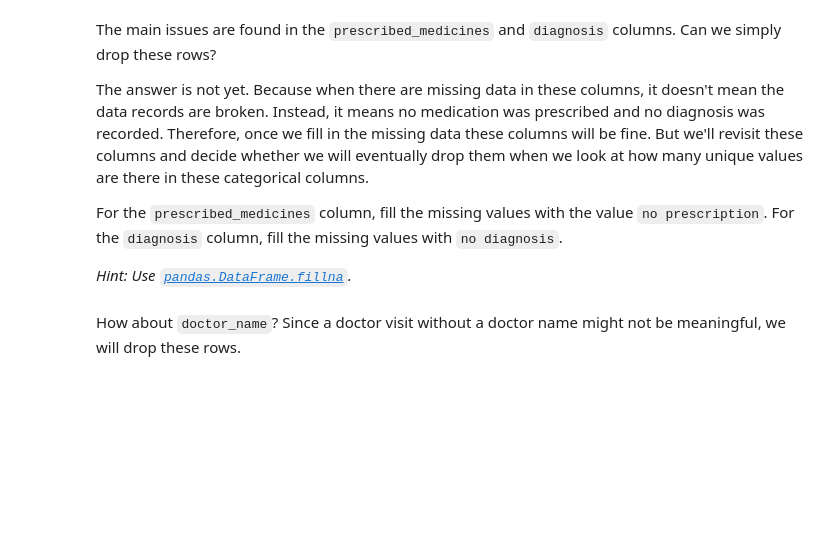
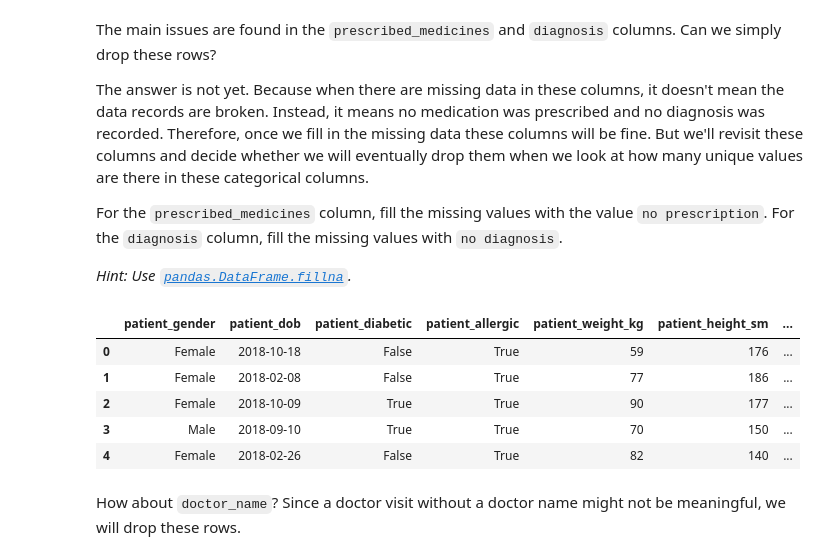
Before and after one commit to marisfont/madrid-oct-2018, a Jupyter notebook: module-3/lab-sklearn-and-unsupervised-learning/your-code/main.ipynb, the cells around one changed output. Saved outputs shown, nothing was run; the diff lists cells and outputs as text; code cells hidden in the pictures; blank space fills up the shorter version.

```diff
--- a/module-3/lab-sklearn-and-unsupervised-learning/your-code/main.ipynb
+++ b/module-3/lab-sklearn-and-unsupervised-learning/your-code/main.ipynb
@@ -215,2 +287,14 @@ For the `prescribed_medicines` column, fill the missing values with the value `n
+# %%
+patients.prescribed_medicines = patients.prescribed_medicines.fillna(value='no prescription', axis=0)
+patients.diagnosis = patients.diagnosis.fillna(value='no diagnosis', axis=0)
+# %%
+patients.head()
+# %% [output]
+|  | patient_gender | patient_dob | patient_diabetic | patient_allergic | patient_weight_kg | patient_height_sm | ... |
+| 0 | Female | 2018-10-18 | False | True | 59 | 176 | ... |
+| 1 | Female | 2018-02-08 | False | True | 77 | 186 | ... |
+| 2 | Female | 2018-10-09 | True | True | 90 | 177 | ... |
+| 3 | Male | 2018-09-10 | True | True | 70 | 150 | ... |
+| 4 | Female | 2018-02-26 | False | True | 82 | 140 | ... |
 # %% [markdown]
 How about `doctor_name`? Since a doctor visit without a doctor name might not be meaningful, we will drop these rows.
```
Also changed, not shown: parts of 52 cells of this notebook.
